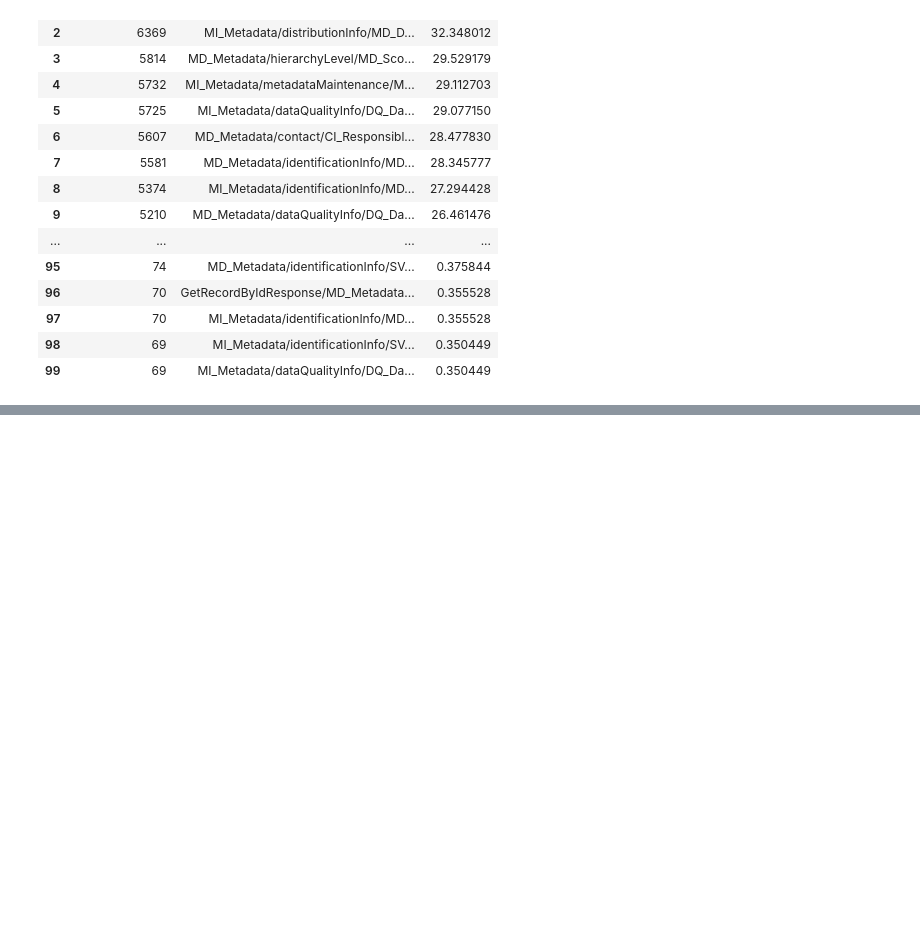
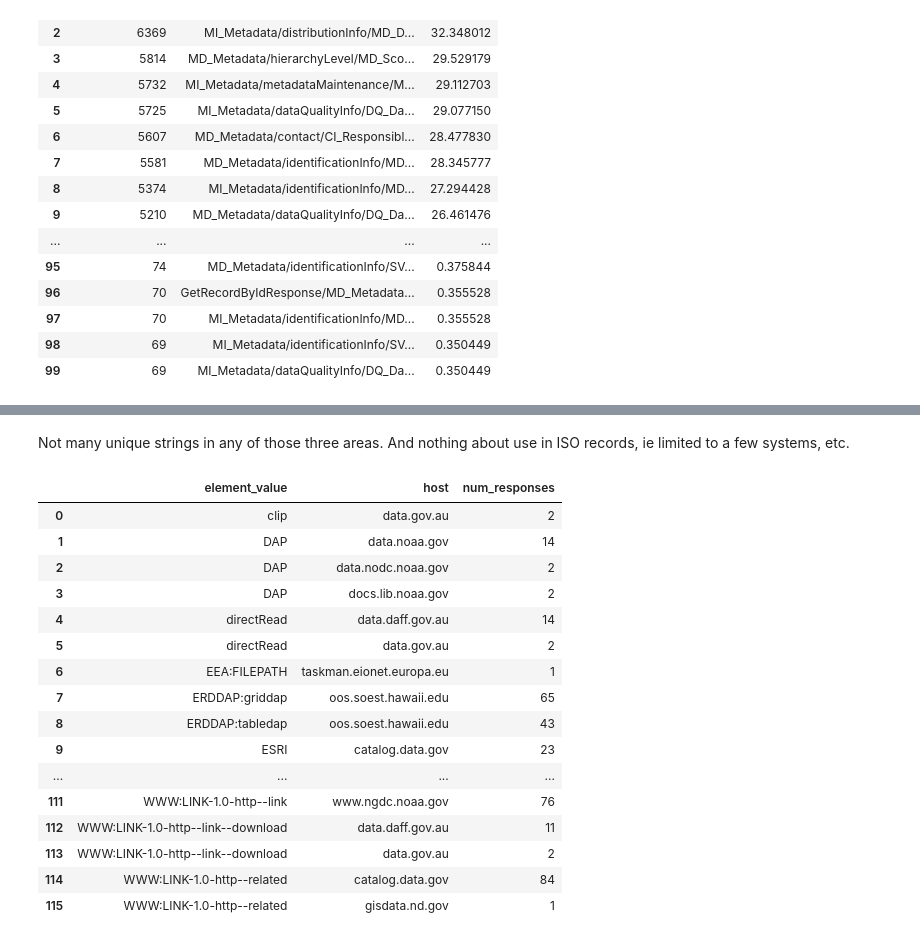
Before and after one commit to b-cube/Response-Identification-Info, a Jupyter notebook: notebooks/Analysis - ISO Specific Details.ipynb, the cells around one changed output, grey strips where cells are left out. Drawn from its saved outputs; the diff is of its cells as text; code cells hidden in the pictures; blank space fills up the shorter version.

Commit message:
characterizing iso ci_onlineresources
i have been remiss.

```diff
--- a/notebooks/Analysis - ISO Specific Details.ipynb
+++ b/notebooks/Analysis - ISO Specific Details.ipynb
@@ -528,0 +627,42 @@ with pd.option_context('display.max_colwidth', 1000, 'display.max_rows', 310):
+# %% [markdown]
+Not many unique strings in any of those three areas. And nothing about use in ISO records, ie limited to a few systems, etc.
+# %%
+# protocol terms count by host
+sql = """
+with j as
+(
+	select response_id, element_value, count(id) as num_values
+	from iso_onlineresources
+	where element_key = 'protocol'
+		and tags ilike '%%/distributionInfo%%'
+	group by element_key, response_id, element_value
+)
+select element_value,
+	--round(avg(j.num_values), 2) as avg_values,
+	r.host,
+	count(distinct j.response_id) as num_responses
+from j join responses r on j.response_id = r.id
+group by r.host, element_value
+order by element_value, r.host, num_responses DESC;
+"""
+df = pd.read_sql(sql, engine)
+with pd.option_context('display.max_colwidth', 1000, 'display.max_rows', 150):
+    display(df)
+# %% [output]
+|  | element_value | host | num_responses |
+| 0 | clip | data.gov.au | 2 |
+| 1 | DAP | data.noaa.gov | 14 |
+| 2 | DAP | data.nodc.noaa.gov | 2 |
+| 3 | DAP | docs.lib.noaa.gov | 2 |
+| 4 | directRead | data.daff.gov.au | 14 |
+| 5 | directRead | data.gov.au | 2 |
+| 6 | EEA:FILEPATH | taskman.eionet.europa.eu | 1 |
+| 7 | ERDDAP:griddap | oos.soest.hawaii.edu | 65 |
+| 8 | ERDDAP:tabledap | oos.soest.hawaii.edu | 43 |
+| 9 | ESRI | catalog.data.gov | 23 |
+| ... | ... | ... | ... |
+| 111 | WWW:LINK-1.0-http--link | www.ngdc.noaa.gov | 76 |
+| 112 | WWW:LINK-1.0-http--link--download | data.daff.gov.au | 11 |
+| 113 | WWW:LINK-1.0-http--link--download | data.gov.au | 2 |
+| 114 | WWW:LINK-1.0-http--related | catalog.data.gov | 84 |
+| 115 | WWW:LINK-1.0-http--related | gisdata.nd.gov | 1 |
```
Also changed, not shown: parts of 6 cells of this notebook, 4 other files.
